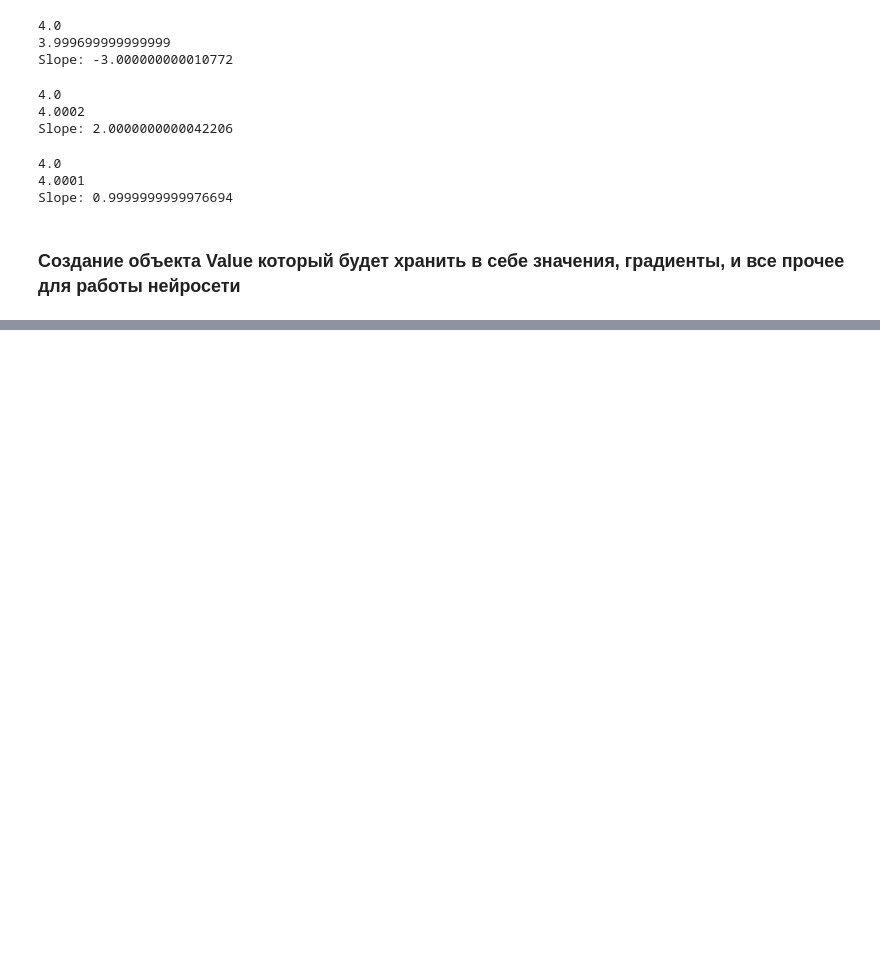
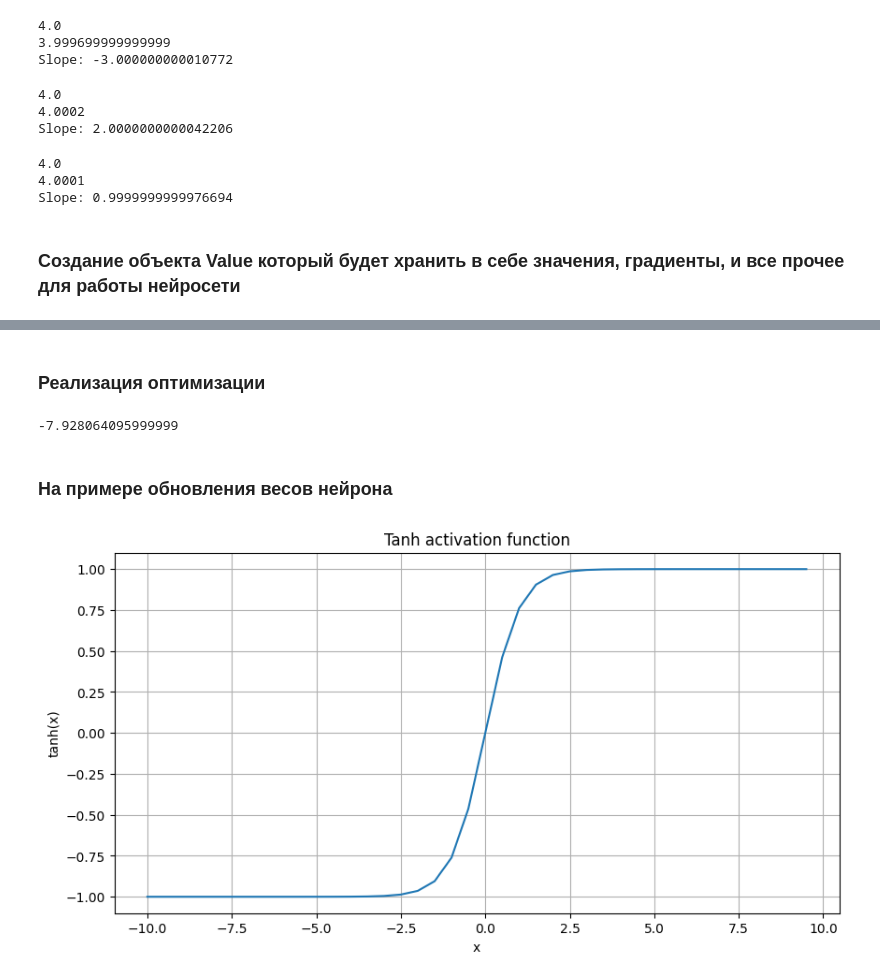
Before and after one commit to GrigoriiMoroz/MicroGrad, a Jupyter notebook: MicroGrad.ipynb, the cells around one changed output, grey strips where cells are left out. Cells and saved outputs as stored; diff of their text form; code cells hidden in the pictures; blank space fills up the shorter version.

```diff
--- a/MicroGrad.ipynb
+++ b/MicroGrad.ipynb
@@ -150,0 +605,30 @@ class Value:
+# %% [markdown]
+### Реализация оптимизации
+# %%
+lr = 0.001
+
+a.data += lr * a.grad
+b.data += lr * b.grad
+c.data += lr * c.grad
+# d.data += lr * d.grad
+# e.data += lr * e.grad
+f.data += lr * f.grad
+
+e = a * b
+d = e + c
+L = d * f
+
+print(L.data)
+# %% [output]
+-7.928064095999999
+# %% [markdown]
+### На примере обновления весов нейрона
+# %%
+plt.figure(figsize=(10, 5))
+plt.plot(np.arange(-10, 10, 0.5), np.tanh(np.arange(-10, 10, 0.5)))
+plt.title('Tanh activation function')
+plt.xlabel('x')
+plt.ylabel('tanh(x)')
+plt.grid()
+# %% [output]
+[figure, added]
```
Also changed, not shown: parts of 80 cells of this notebook.
